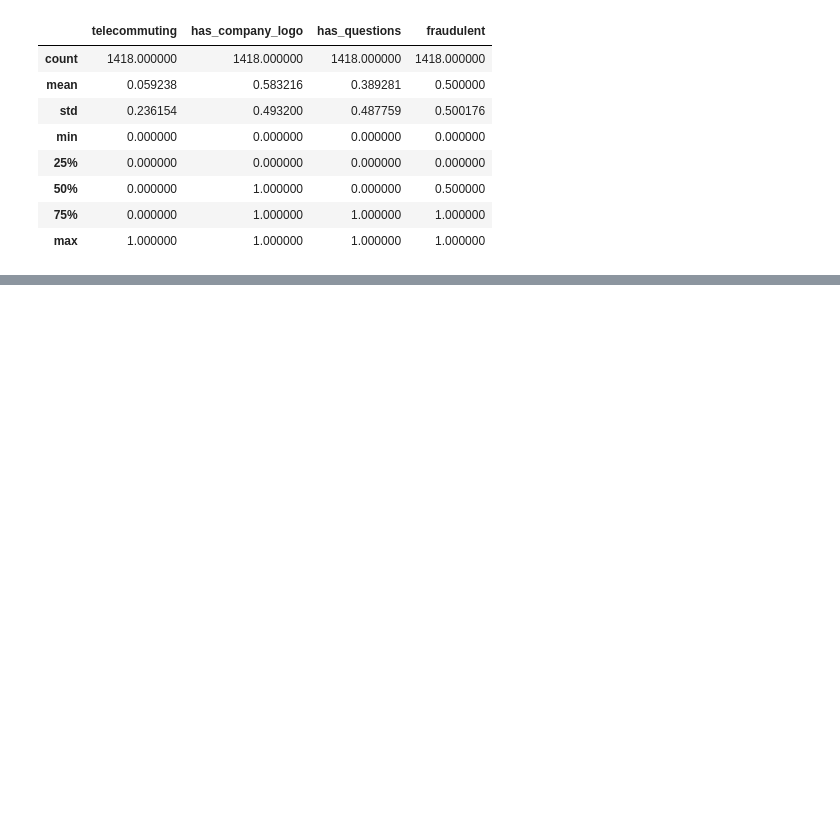
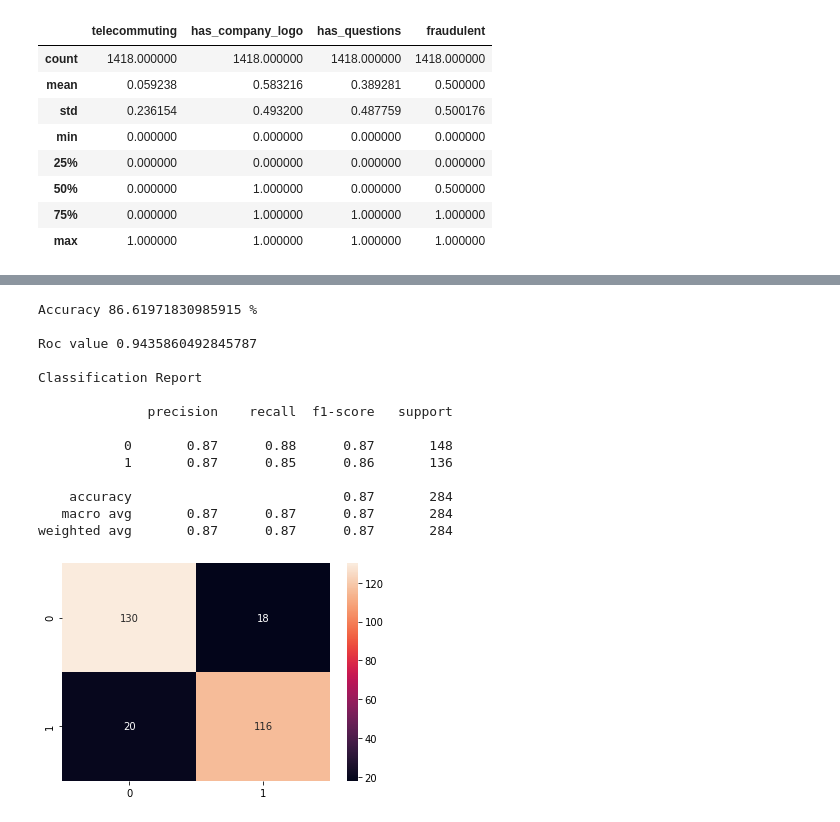
Before and after one commit to hnvivek/sds_challenges, a Jupyter notebook: challenge_3/challenge.ipynb, the cells around one changed output, grey strips where cells are left out. Cells and saved outputs as stored; diff of their text form; code cells hidden in the pictures; blank space fills up the shorter version.

```diff
--- a/challenge_3/challenge.ipynb
+++ b/challenge_3/challenge.ipynb
@@ -232,0 +358,4 @@ df_downsampled[objCol.columns]
+# %%
+from sklearn.ensemble import RandomForestClassifier
+model_rf= RandomForestClassifier()
+model_rf.fit(X_train,y_train)
@@ -232,0 +371,3 @@ df_downsampled[objCol.columns]
+# %%
+y_pred_rf = model_rf.predict(X_test)
+y_pred_rf
@@ -232,0 +388,18 @@ df_downsampled[objCol.columns]
+# %%
+performanceMetrics(model_rf,y_test,y_pred_rf)
+# %% [output]
+Accuracy 86.61971830985915 %
+
+Roc value 0.9435860492845787
+
+Classification Report
+
+              precision    recall  f1-score   support
+
+           0       0.87      0.88      0.87       148
+           1       0.87      0.85      0.86       136
+
+    accuracy                           0.87       284
+   macro avg       0.87      0.87      0.87       284
+weighted avg       0.87      0.87      0.87       284
+[figure, added]
```
Also changed, not shown: parts of 30 cells of this notebook.
